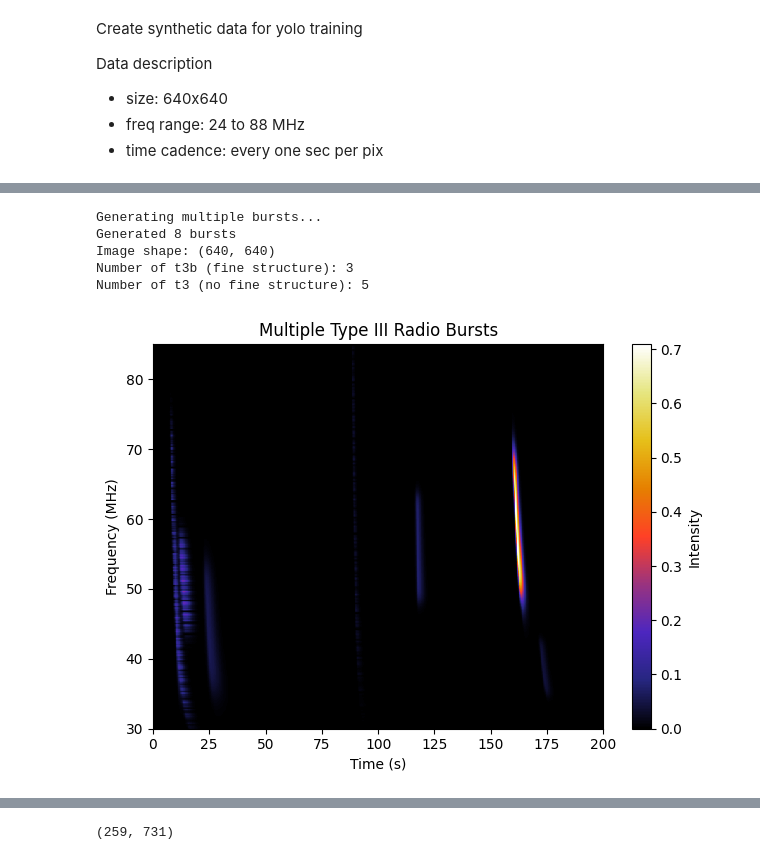
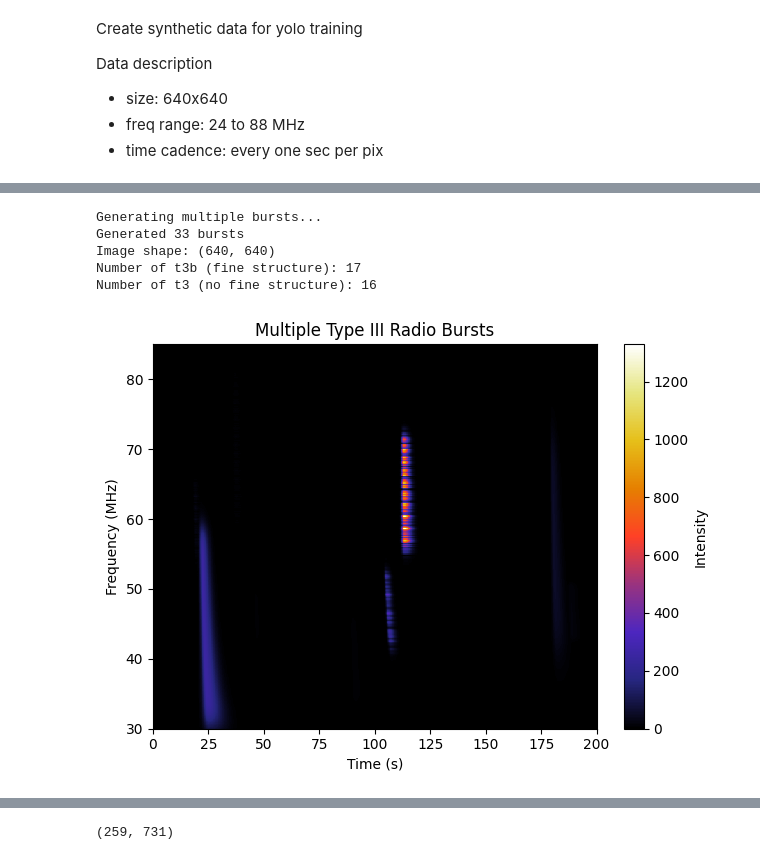
Before and after one commit to peijin94/PhySynthTrainer, a Jupyter notebook: example/demo.ipynb, the cells around one changed output, grey strips where cells are left out. Drawn from its saved outputs; the diff is of its cells as text; code cells hidden in the pictures.

```diff
--- a/example/demo.ipynb
+++ b/example/demo.ipynb
@@ -177,47 +177,51 @@ Has fine structure (t3b): True
+# %%
+# many type III bursts
+
+t_burst_hash, f_ax, v_ax = create_radio_burst_hash_table(
+    freq_range=[20, 90],
+    N_freq=640,
+    v_range=[0.04, 0.5],
+    N_v=200)
 # %%
-# many type III bursts
-
-t_burst_hash, f_ax, v_ax = create_radio_burst_hash_table(
-    freq_range=[10, 90],
-    N_freq=640,
-    v_range=[0.04, 0.5],
-    N_v=200)
 
 # Generate multiple bursts
 print("Generating multiple bursts...")
-img_bursts, bursts, is_t3b = generate_many_random_t3_bursts(
-    n_bursts=10,
+img_bursts, bursts, is_t3b, peak_value = generate_many_random_t3_bursts(
+    n_bursts=40,
     use_hash_table=True,
-    freq_range=[22, 75],
+    freq_range=[20, 85],
     hash_table=t_burst_hash,
-    v_hash=v_ax
+    v_hash=v_ax,
+    flux_max=3000,
+    flux_min=0.3,
+    alpha=1.6
 )
 
 print(f"Generated {len(bursts)} bursts")
 print(f"Image shape: {img_bursts.shape}")
 print(f"Number of t3b (fine structure): {sum(is_t3b)}")
 print(f"Number of t3 (no fine structure): {len(is_t3b) - sum(is_t3b)}")
 
 # Plot the result
 plt.figure()
 plt.imshow(img_bursts.T, interpolation='nearest',
            cmap='CMRmap',
            aspect='auto', origin='lower',
            extent=[0, 200, 30, 85])
 plt.colorbar(label='Intensity')
 plt.xlabel('Time (s)')
 plt.ylabel('Frequency (MHz)')
 plt.title('Multiple Type III Radio Bursts')
 plt.tight_layout()
 plt.savefig('demo_multiple_bursts.png', dpi=150, bbox_inches='tight')
 plt.show()
 # %% [output]
 Generating multiple bursts...
-Generated 8 bursts
+Generated 33 bursts
 Image shape: (640, 640)
-Number of t3b (fine structure): 3
-Number of t3 (no fine structure): 5
+Number of t3b (fine structure): 17
+Number of t3 (no fine structure): 16
-[figure, old version]
+[figure, new version]
 # %%
 
 
```
Also changed, not shown: parts of 13 cells of this notebook, 4 other files.
